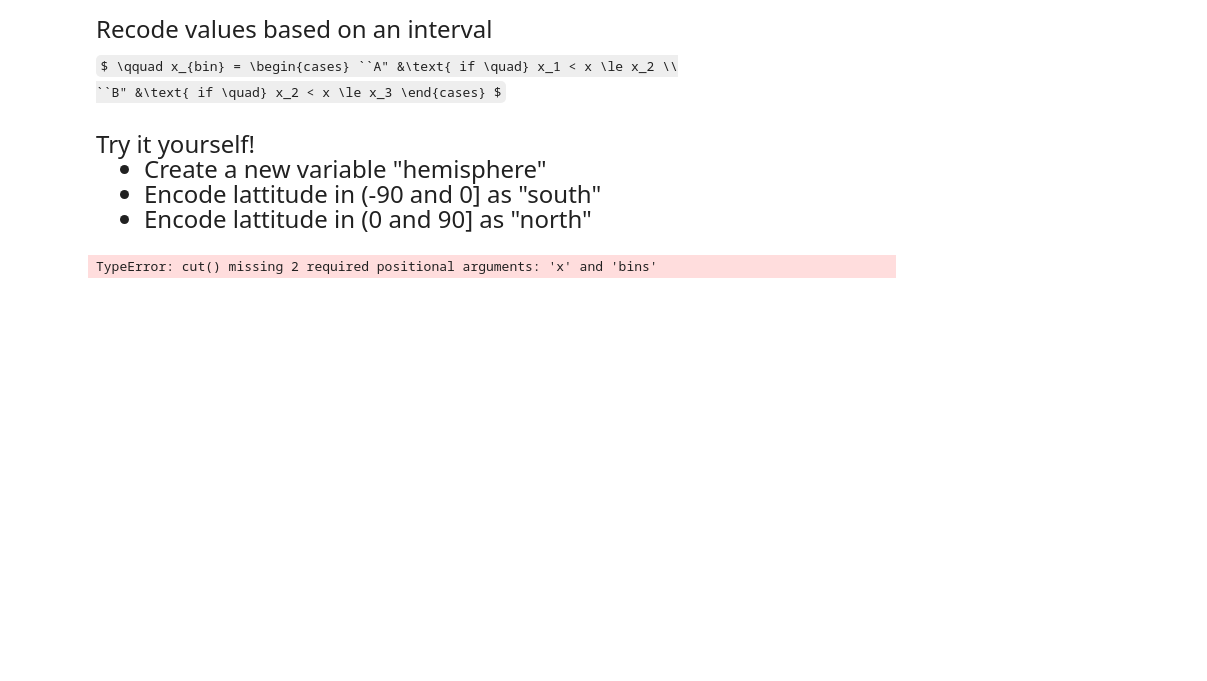
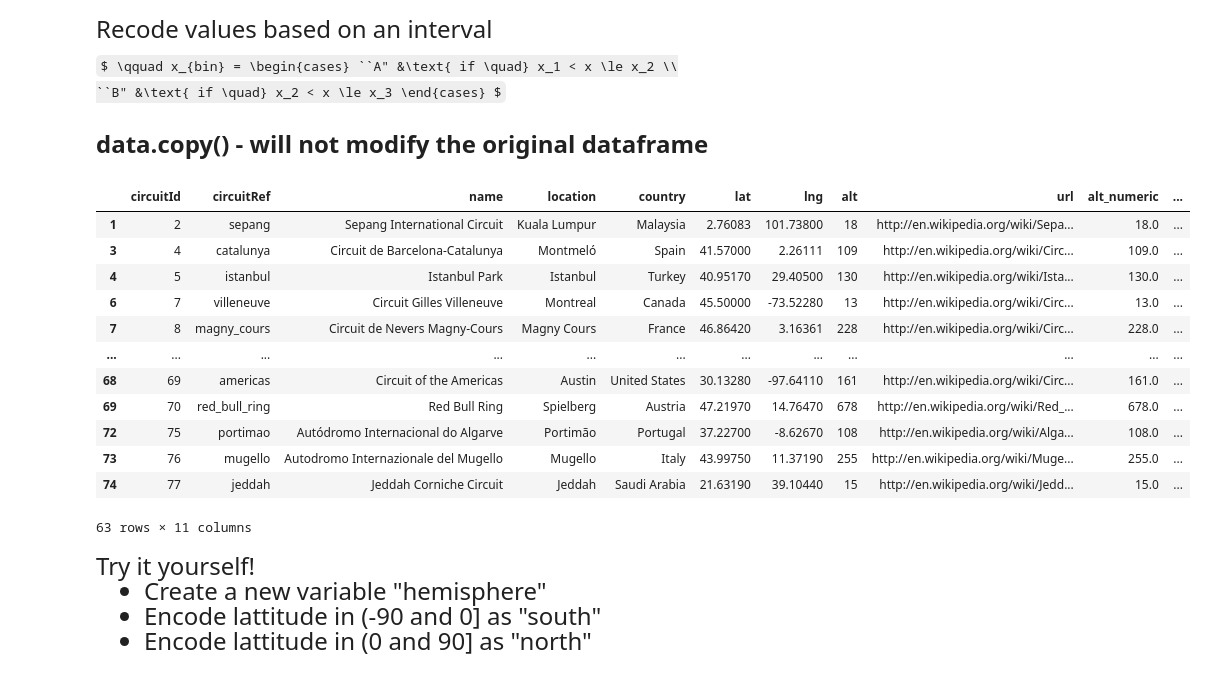
Before and after one commit to kellysupitchaya/qtm151spring2025, a Jupyter notebook: lecture_12/lecture_12.ipynb, the cells around one changed output. Saved outputs shown, nothing was run; the diff lists cells and outputs as text; code cells hidden in the pictures; some formulas as TeX source; blank space fills up the shorter version.

```diff
--- a/lecture_12/lecture_12.ipynb
+++ b/lecture_12/lecture_12.ipynb
@@ -340,0 +365,21 @@ c2.loc[c2['circuitId'] == 4, 'name'] = 'other name'
+# %% [markdown]
+<font size = "5">
+
+**data.copy() - will not modify the original dataframe**
+# %%
+c2 = circuits[circuits['alt_numeric']>10].copy() # In this case, modifying c2 won’t affect circuits because you've made a copy of the data.
+display(c2)
+# %% [output]
+|  | circuitId | circuitRef | name | location | country | lat | lng | alt | url | alt_numeric | ... |
+| 1 | 2 | sepang | Sepang International Circuit | Kuala Lumpur | Malaysia | 2.76083 | 101.73800 | 18 | http://en.wikipedia.org/wiki/Sepa... | 18.0 | ... |
+| 3 | 4 | catalunya | Circuit de Barcelona-Catalunya | Montmeló | Spain | 41.57000 | 2.26111 | 109 | http://en.wikipedia.org/wiki/Circ... | 109.0 | ... |
+| 4 | 5 | istanbul | Istanbul Park | Istanbul | Turkey | 40.95170 | 29.40500 | 130 | http://en.wikipedia.org/wiki/Ista... | 130.0 | ... |
+| 6 | 7 | villeneuve | Circuit Gilles Villeneuve | Montreal | Canada | 45.50000 | -73.52280 | 13 | http://en.wikipedia.org/wiki/Circ... | 13.0 | ... |
+| 7 | 8 | magny_cours | Circuit de Nevers Magny-Cours | Magny Cours | France | 46.86420 | 3.16361 | 228 | http://en.wikipedia.org/wiki/Circ... | 228.0 | ... |
+| ... | ... | ... | ... | ... | ... | ... | ... | ... | ... | ... | ... |
+| 68 | 69 | americas | Circuit of the Americas | Austin | United States | 30.13280 | -97.64110 | 161 | http://en.wikipedia.org/wiki/Circ... | 161.0 | ... |
+| 69 | 70 | red_bull_ring | Red Bull Ring | Spielberg | Austria | 47.21970 | 14.76470 | 678 | http://en.wikipedia.org/wiki/Red_... | 678.0 | ... |
+| 72 | 75 | portimao | Autódromo Internacional do Algarve | Portimão | Portugal | 37.22700 | -8.62670 | 108 | http://en.wikipedia.org/wiki/Alga... | 108.0 | ... |
+| 73 | 76 | mugello | Autodromo Internazionale del Mugello | Mugello | Italy | 43.99750 | 11.37190 | 255 | http://en.wikipedia.org/wiki/Muge... | 255.0 | ... |
+| 74 | 77 | jeddah | Jeddah Corniche Circuit | Jeddah | Saudi Arabia | 21.63190 | 39.10440 | 15 | http://en.wikipedia.org/wiki/Jedd... | 15.0 | ... |
+63 rows × 11 columns
@@ -345,10 +393,3 @@ Try it yourself!
 - Create a new variable "hemisphere"
 - Encode lattitude in (-90 and 0] as "south"
 - Encode lattitude in (0 and 90] as "north"
-# %%
-# Write your own code
-
-hemisphere = []
-pd.cut()
-# %% [output]
-TypeError: cut() missing 2 required positional arguments: 'x' and 'bins'
```
Also changed, not shown: parts of 20 cells of this notebook, 5 other files.
